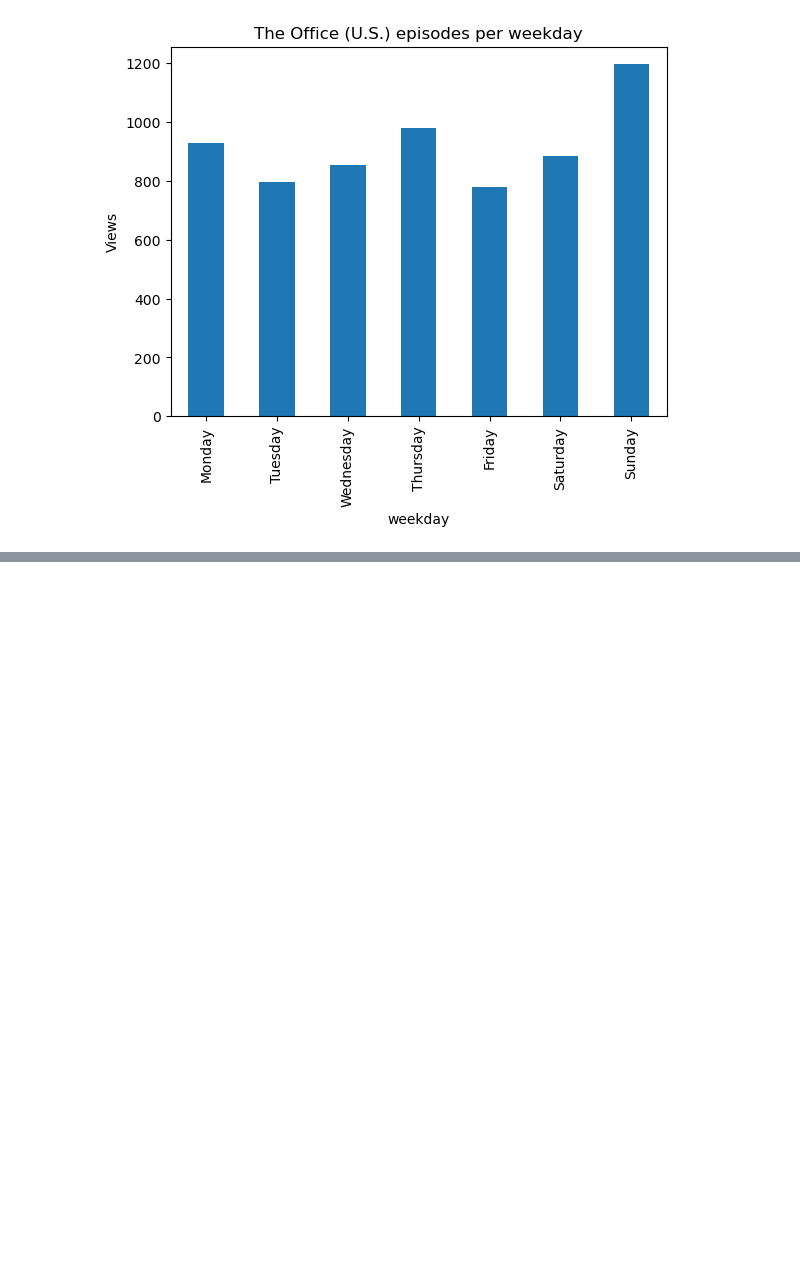
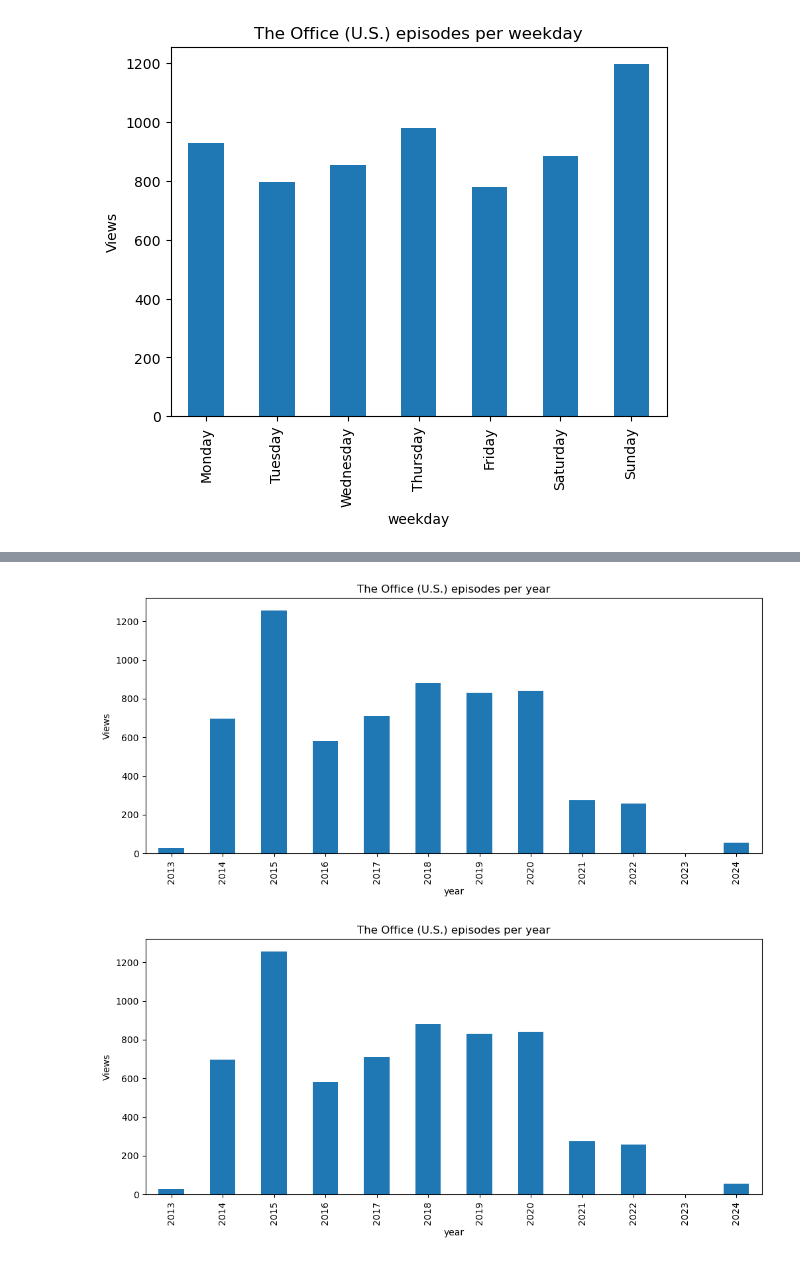
Before and after one commit to dayates/simple_projects, a Jupyter notebook: netflix_data_analysis/netflix_viewing_history.ipynb, the cells around one changed output, grey strips where cells are left out. Saved outputs shown, nothing was run; the diff lists cells and outputs as text; code cells hidden in the pictures; blank space fills up the shorter version.

```diff
--- a/netflix_data_analysis/netflix_viewing_history.ipynb
+++ b/netflix_data_analysis/netflix_viewing_history.ipynb
@@ -246,0 +265,32 @@ watched_which_hours("The Office (U.S.)")
+# %%
+#define a function to plot what years we watch everything
+
+def watched_which_years(my_show_title):
+    #get our show
+    my_show = simple_show_info(my_show_title)
+    #my_show.head(5)
+
+    #sort it to which days
+    my_show['year'] = my_show['Start Time'].dt.year
+    pd.Categorical(my_show['year'],categories=range(2013,2025),ordered=True)
+    show_yearly = my_show['year'].value_counts()
+    show_yearly = show_yearly.sort_index()
+
+
+    #make the plot now
+    fig = plt.figure()
+    show_yearly.plot(kind='bar',title=f'{my_show_title} episodes per year',figsize=(12,5))
+
+    #axis options
+    #year_axis = ("January","February","March","April","May","June","July","August","September","October","November","December")
+    #y_pos = np.arange(len(month_axis))
+    #plt.xticks(y_pos,month_axis)
+    plt.ylabel('Views')
+    #plt.show
+
+    return fig
+# %%
+watched_which_years("The Office (U.S.)")
+# %% [output]
+[figure, added]
+[figure, added]
```
Also changed, not shown: parts of 5 cells of this notebook.
